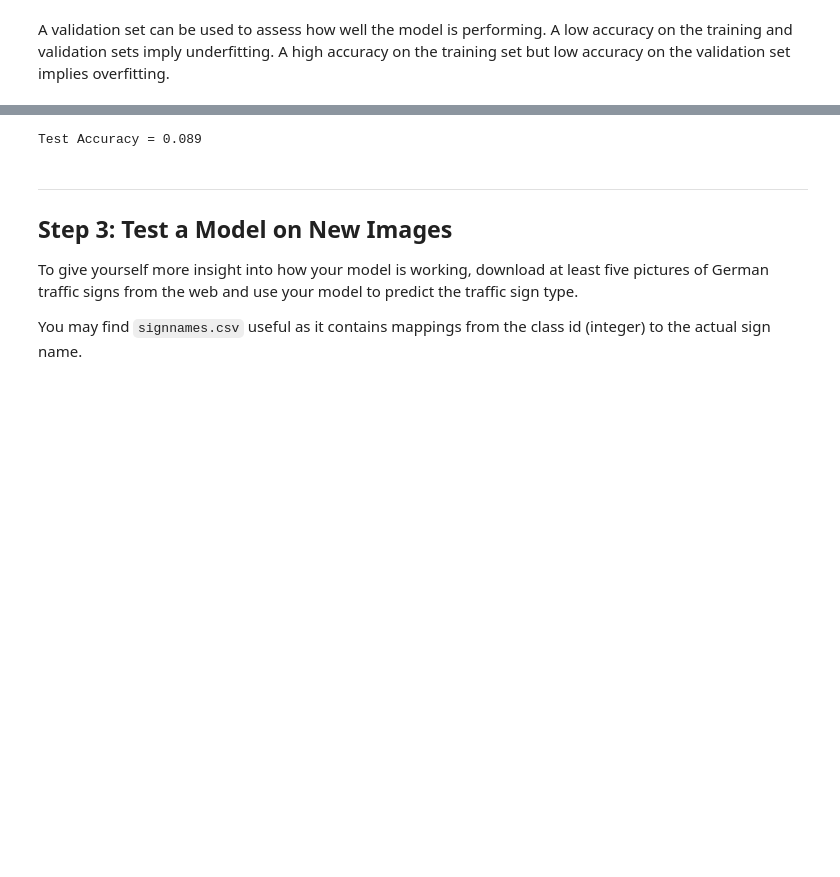
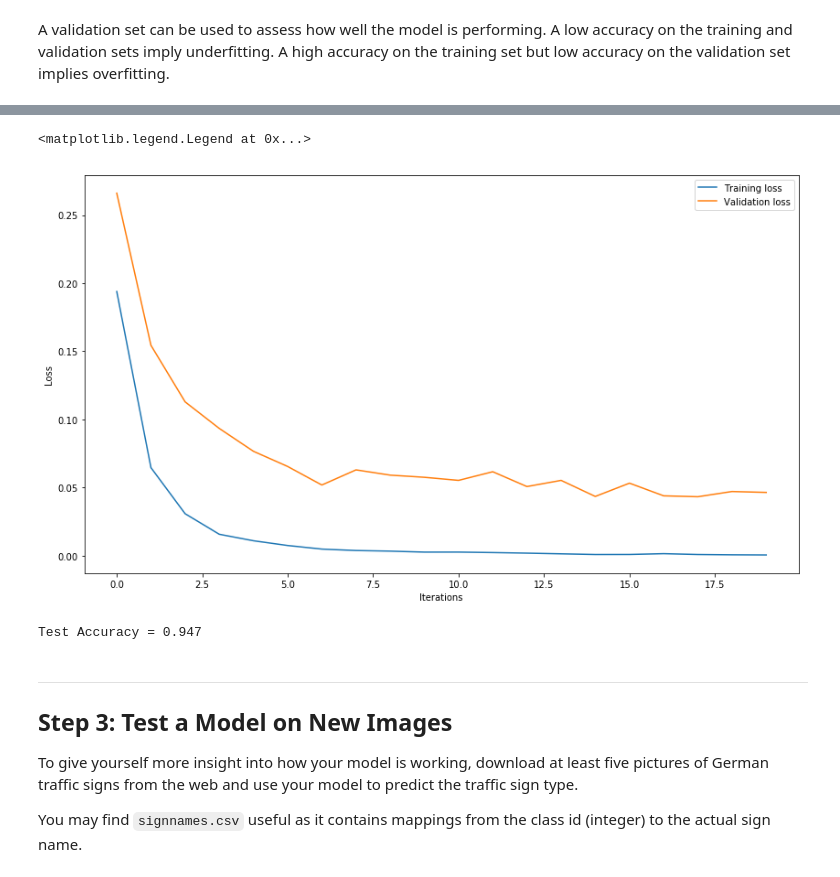
Before and after one commit to Dipanshu2424/udacity_CarND, a Jupyter notebook: CarND-Traffic-Sign-Classifier-Project/Traffic_Sign_Classifier.ipynb, the cells around one changed output, grey strips where cells are left out. Drawn from its saved outputs; the diff is of its cells as text; code cells hidden in the pictures; blank space fills up the shorter version.

```diff
--- a/CarND-Traffic-Sign-Classifier-Project/Traffic_Sign_Classifier.ipynb
+++ b/CarND-Traffic-Sign-Classifier-Project/Traffic_Sign_Classifier.ipynb
@@ -353,39 +330,28 @@ def evaluate(X_data, y_data):
 # %%
 with tf.Session() as sess:
     sess.run(tf.global_variables_initializer())
-
-
-    #X_train_n = tf.nn.l2_normalize(tf.cast(X_train, tf.float32), dim=3, epsilon=1e-12, name=None)
-    #X_valid_n = tf.nn.l2_normalize(tf.cast(X_valid, tf.float32), dim=3, epsilon=1e-12, name=None)
-    #X_test_n = tf.nn.l2_normalize(tf.cast(X_test, tf.float32), dim=3, epsilon=1e-12, name=None)
-
-    #X_train_g = tf.image.rgb_to_grayscale(X_train, name=None).eval()
-    #X_valid_g = tf.image.rgb_to_grayscale(X_valid, name=None).eval()
-    #X_test_g = tf.image.rgb_to_grayscale(X_test, name=None).eval()
-
-    num_examples = X_train.shape[0]
-    print(X_train.shape)
-    print(X_test.shape)
-    print(X_valid.shape)
-    print(y_train_one.shape)
-    print(y_test_one.shape)
-    print(y_valid_one.shape)
+    num_examples = len(X_train_g)
 
     print("Training...")
     print()
+    vals = []
+    trains = []
     for i in range(EPOCHS):
-        #X_train, y_train_one = shuffle(X_train, y_train_one)
+        X_train_g, y_train = shuffle(X_train_g, y_train)
         for offset in range(0, num_examples, BATCH_SIZE):
             end = offset + BATCH_SIZE
-            batch_x, batch_y = X_train[offset:end], y_train_one[offset:end]
-            sess.run(training_operation, feed_dict={x: batch_x, y: batch_y, apply_dropout: True})
+            batch_x, batch_y = X_train_g[offset:end], y_train[offset:end]
+            sess.run(training_operation, feed_dict={x: batch_x, y: batch_y, keep_prob: 0.5})
 
-        training_accuracy = evaluate(X_train, y_train_one)
-        validation_accuracy = evaluate(X_valid, y_valid_one)
+        validation_accuracy = evaluate(X_valid_g, y_valid)
+        training_accuracy = evaluate(X_train_g, y_train)
+        vals.append(1. - validation_accuracy)
+        trains.append(1. - training_accuracy)
         print("EPOCH {} ...".format(i+1))
+        #print("Validation Accuracy = {:.3f}".format(validation_accuracy))
         print("Training Accuracy = {:.3f} Validation Accuracy = {:.3f}".format(training_accuracy, validation_accuracy))
         print()
 
-    #saver.save(sess, './lenet')
-    #print("Model saved")
+    saver.save(sess, 'lenet')
+    print("Model saved")
 # %% [output]
@@ -482,11 +375,21 @@ Test accuracy: 0.955344418147
+# %%
+plt.figure(figsize=(14,8))
+plt.plot(trains, label="Training loss")
+plt.plot(vals, label="Validation loss")
+plt.xlabel('Iterations')
+plt.ylabel('Loss')
+plt.legend()
+# %% [output]
+<matplotlib.legend.Legend at 0x...>
+[figure, added]
 # %%
 with tf.Session() as sess:
     saver.restore(sess, tf.train.latest_checkpoint('.'))
 
-    test_accuracy = evaluate(X_test, y_test)
+    test_accuracy = evaluate(X_test_g, y_test)
     print("Test Accuracy = {:.3f}".format(test_accuracy))
 # %% [output]
-Test Accuracy = 0.089
+Test Accuracy = 0.947
 # %% [markdown]
 ---
 
```
Also changed, not shown: parts of 20 cells of this notebook.
